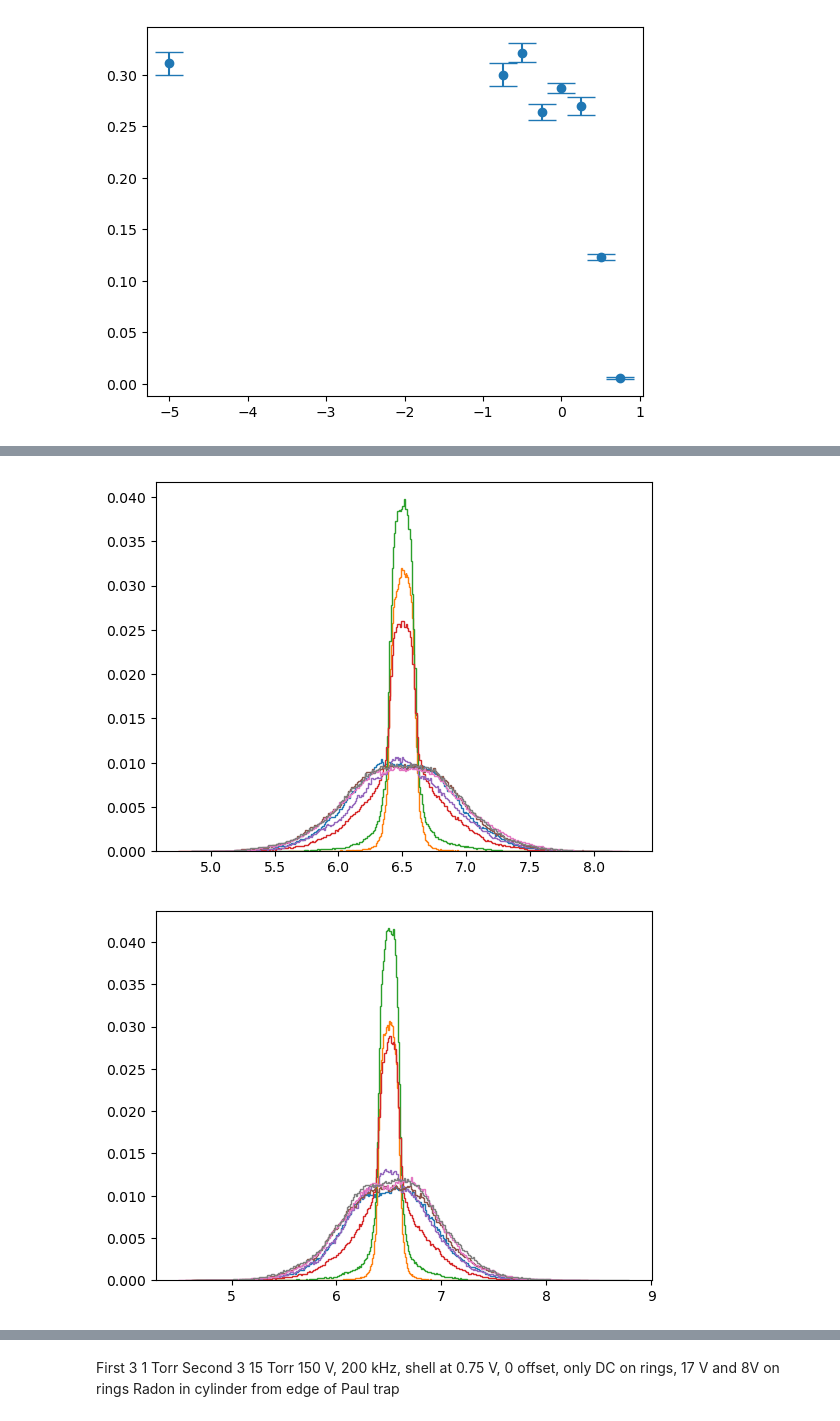
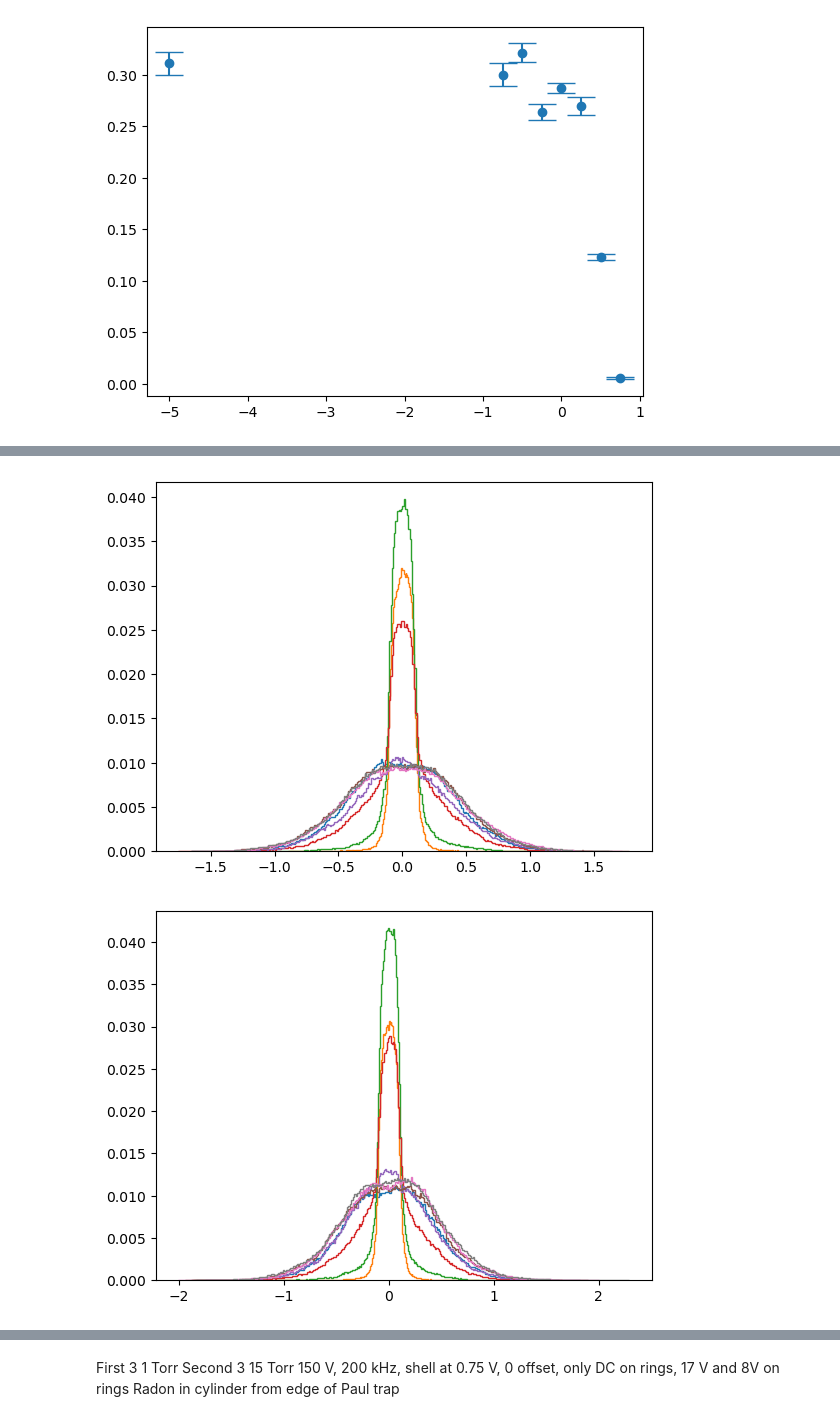
Before and after one commit to tompenny/SIMPLE-Ion-Capture-efficiency, a Jupyter notebook: Nanosphere/SIMION/240820 - test chamber, just trap.ipynb, the cells around one changed output, grey strips where cells are left out. Saved outputs shown, nothing was run; the diff lists cells and outputs as text; code cells hidden in the pictures.

```diff
--- a/Nanosphere/SIMION/240820 - test chamber, just trap.ipynb
+++ b/Nanosphere/SIMION/240820 - test chamber, just trap.ipynb
@@ -69,6 +69,7 @@ times = []
 xs= []
 ys = []
 zs = []
+rs = []
 for file in files:
     filename = base+file+ftype
     data = pd.read_csv(filename, names=list('abcdefghij'))
@@ -77,9 +78,11 @@ for file in files:
     y = np.transpose(data.values[27:-1, 3:4])[0].astype('float')
     z = np.transpose(data.values[27:-1, 4:5])[0].astype('float')
     times.append(time)
-    xs.append(x)
-    ys.append(y)
+    xs.append(x-6.5)
+    ys.append(y-6.5)
     zs.append(z)
+    r = np.sqrt((x-6.5)**2+(y-6.5)**2+z**2)
+    rs.append(r)
 # %%
 for i in range(len(files)):
     plt.plot(xs[i], ys[i])
@@ -92,19 +95,24 @@ for i in range(len(files)):
 # %%
 plt.figure()
 for i in range(len(files)):
     counts, bins = np.histogram(xs[i], bins = 300)
     plt.stairs(counts/sum(counts), bins)
 
 plt.figure()
 for i in range(len(files)):
     counts, bins = np.histogram(ys[i], bins = 300)
     plt.stairs(counts/sum(counts), bins)
 
 plt.figure()
 for i in range(len(files)):
     counts, bins = np.histogram(zs[i], bins = 300)
     plt.stairs(counts/sum(counts), bins)
+
+plt.figure()
+for i in range(len(files)):
+    counts, bins = np.histogram(rs[i], bins = 300)
+    plt.stairs(counts/sum(counts), bins)
 # %% [output]
-[figure, old version]
+[figure, new version]
-[figure, old version]
+[figure, new version]
 [figure]
```
Also changed, not shown: parts of 8 cells of this notebook.
